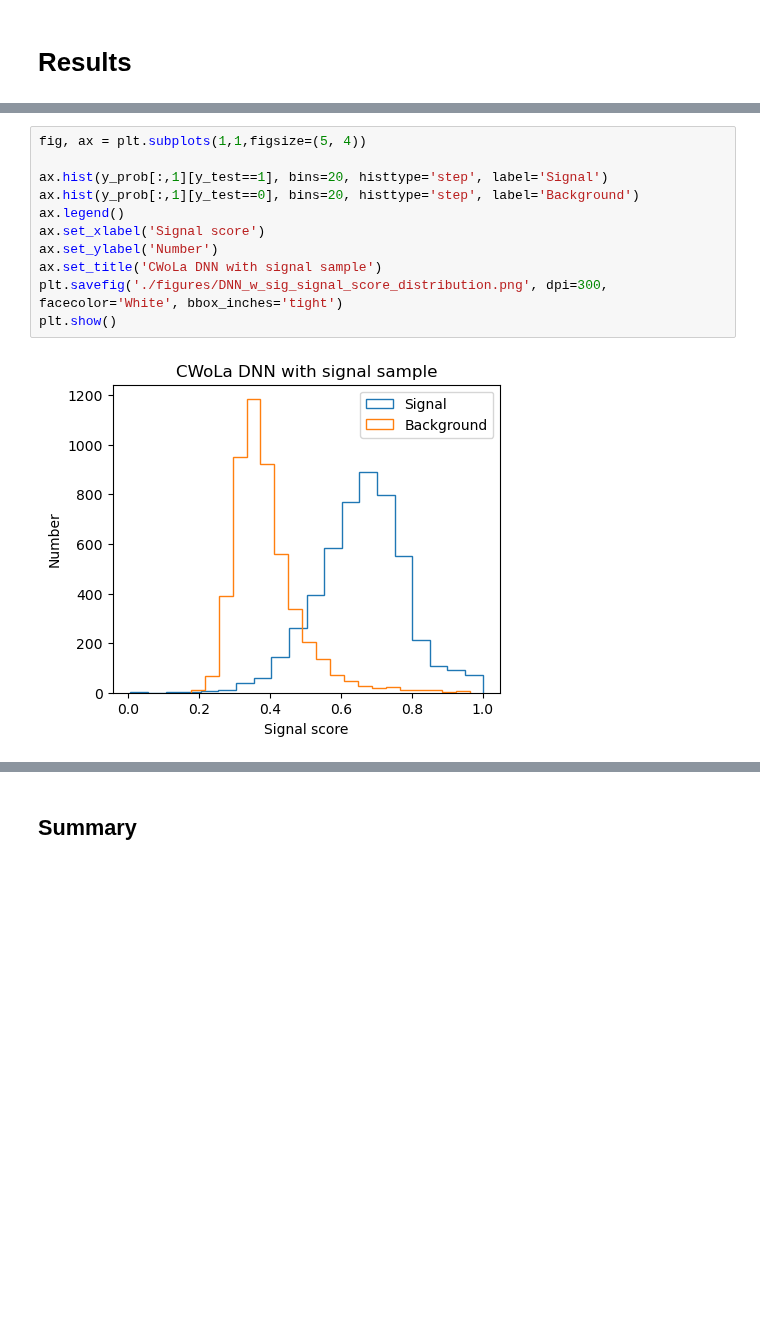
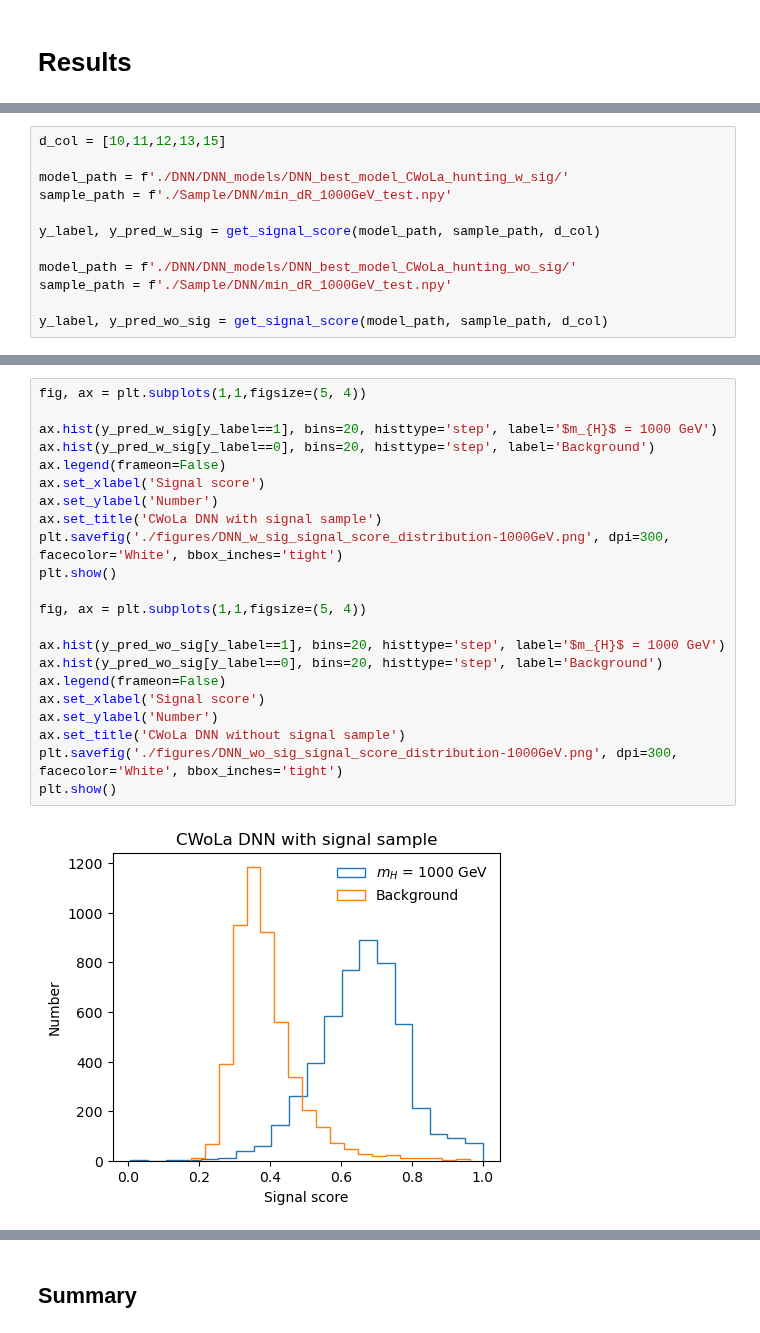
Before and after one commit to r10222035/data_augmentation, a Jupyter notebook: CWoLa_hunting.ipynb, the cells around one changed output, grey strips where cells are left out. Saved outputs shown, nothing was run; the diff lists cells and outputs as text; blank space fills up the shorter version.

```diff
--- a/CWoLa_hunting.ipynb
+++ b/CWoLa_hunting.ipynb
@@ -558,3 +610,15 @@ To enable them in other operations, rebuild TensorFlow with the appropriate comp
 True label: Testing Loss = 0.474, Testing Accuracy = 0.896
 313/313 [==============================] - 0s 1ms/step
 [figure]
+# %%
+d_col = [10,11,12,13,15]
+
+model_path = f'./DNN/DNN_models/DNN_best_model_CWoLa_hunting_w_sig/'
+sample_path = f'./Sample/DNN/min_dR_1000GeV_test.npy'
+
+y_label, y_pred_w_sig = get_signal_score(model_path, sample_path, d_col)
+
+model_path = f'./DNN/DNN_models/DNN_best_model_CWoLa_hunting_wo_sig/'
+sample_path = f'./Sample/DNN/min_dR_1000GeV_test.npy'
+
+y_label, y_pred_wo_sig = get_signal_score(model_path, sample_path, d_col)
@@ -561,13 +632,24 @@ True label: Testing Loss = 0.474, Testing Accuracy = 0.896
 # %%
 fig, ax = plt.subplots(1,1,figsize=(5, 4))
 
-ax.hist(y_prob[:,1][y_test==1], bins=20, histtype='step', label='Signal')
-ax.hist(y_prob[:,1][y_test==0], bins=20, histtype='step', label='Background')
-ax.legend()
+ax.hist(y_pred_w_sig[y_label==1], bins=20, histtype='step', label='$m_{H}$ = 1000 GeV')
+ax.hist(y_pred_w_sig[y_label==0], bins=20, histtype='step', label='Background')
+ax.legend(frameon=False)
 ax.set_xlabel('Signal score')
 ax.set_ylabel('Number')
 ax.set_title('CWoLa DNN with signal sample')
-plt.savefig('./figures/DNN_w_sig_signal_score_distribution.png', dpi=300, facecolor='White', bbox_inches='tight')
+plt.savefig('./figures/DNN_w_sig_signal_score_distribution-1000GeV.png', dpi=300, facecolor='White', bbox_inches='tight')
 plt.show()
+
+fig, ax = plt.subplots(1,1,figsize=(5, 4))
+
+ax.hist(y_pred_wo_sig[y_label==1], bins=20, histtype='step', label='$m_{H}$ = 1000 GeV')
+ax.hist(y_pred_wo_sig[y_label==0], bins=20, histtype='step', label='Background')
+ax.legend(frameon=False)
+ax.set_xlabel('Signal score')
+ax.set_ylabel('Number')
+ax.set_title('CWoLa DNN without signal sample')
+plt.savefig('./figures/DNN_wo_sig_signal_score_distribution-1000GeV.png', dpi=300, facecolor='White', bbox_inches='tight')
+plt.show()
 # %% [output]
-[figure, old version]
+[figure, new version]
```
Also changed, not shown: parts of 39 cells of this notebook, 9 other files.
